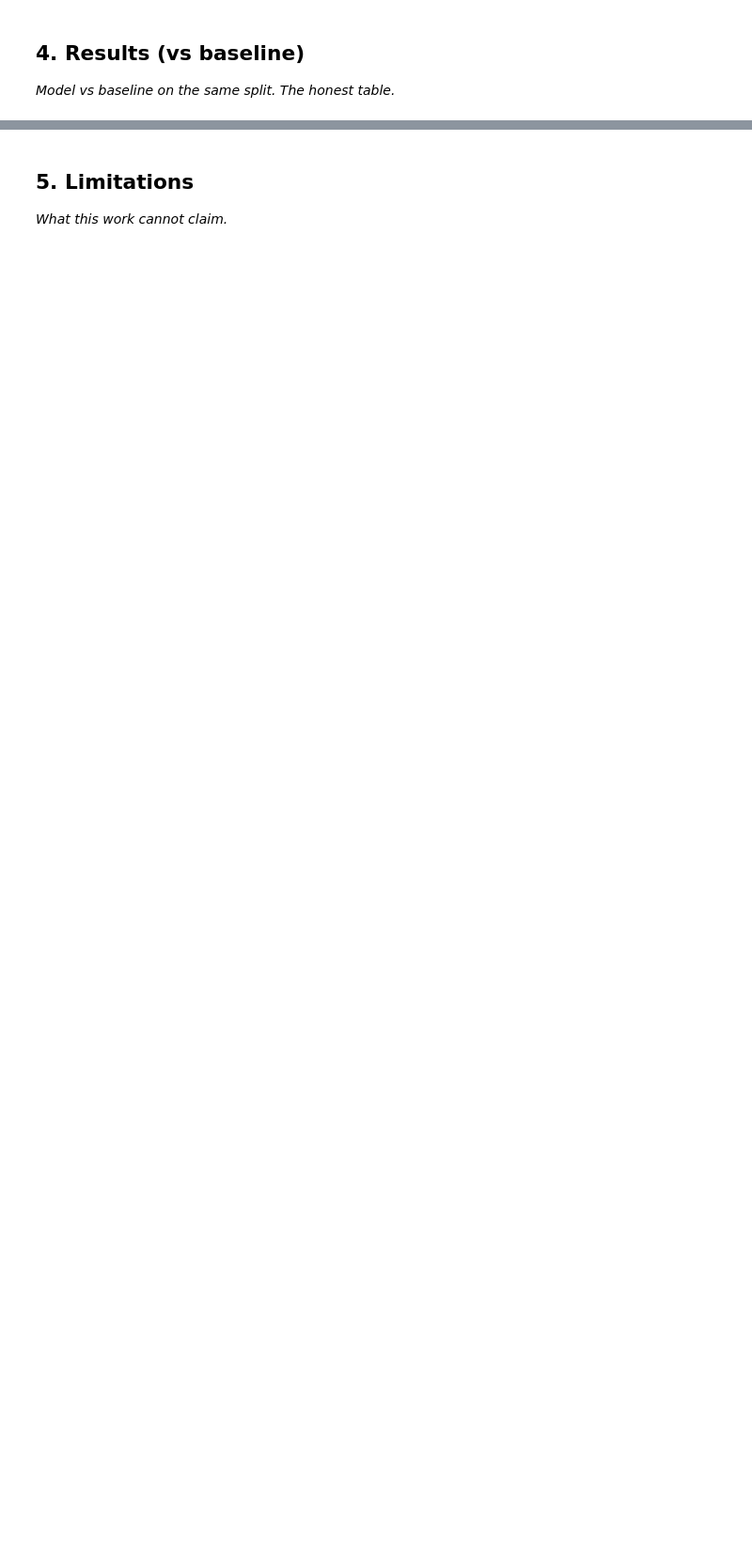
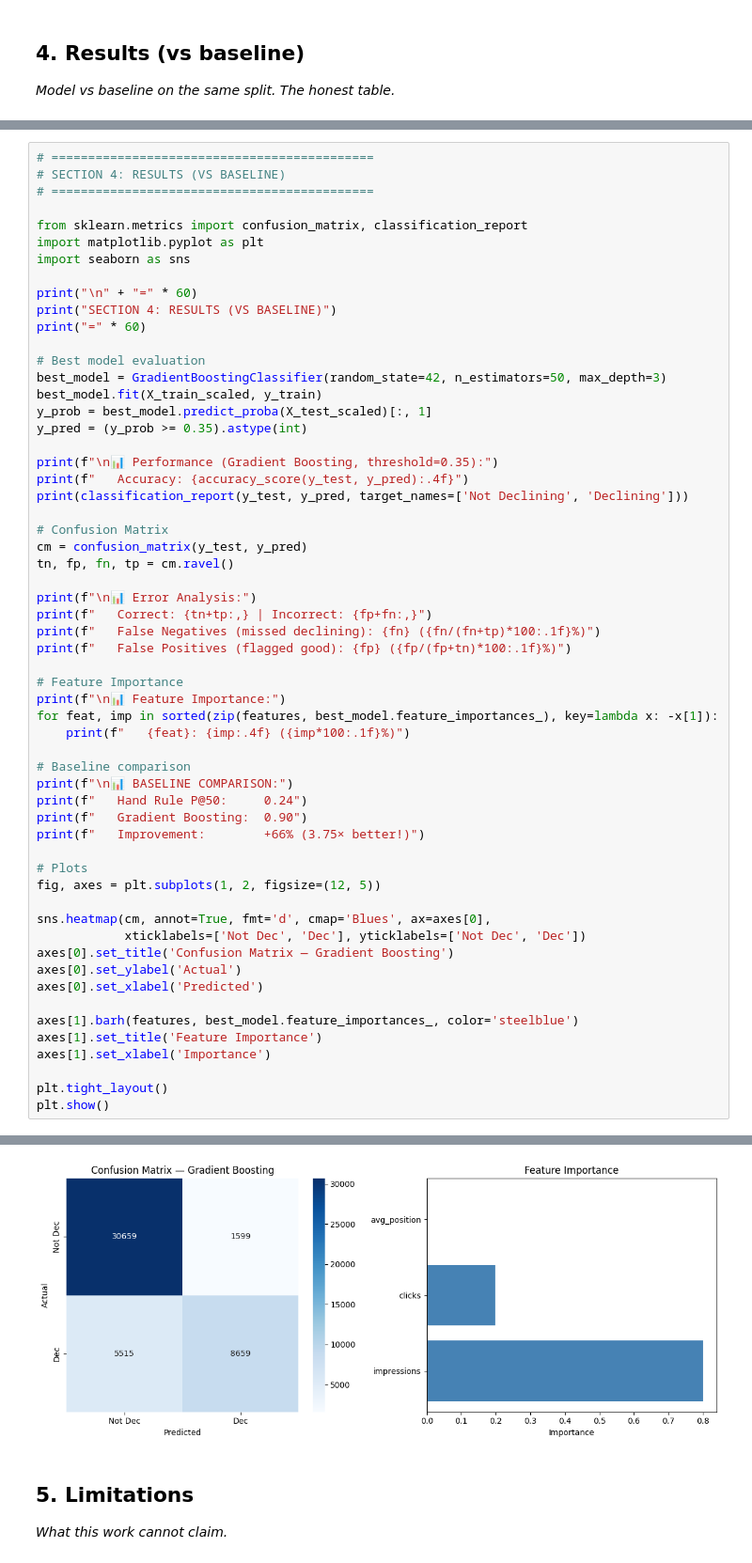
Before and after one commit to FizaAslam1/flyrank-ml-internship, a Jupyter notebook: work/notebooks/capstone.ipynb, the cells around one changed output, grey strips where cells are left out. Shown at 94% size. Cells and saved outputs as stored; diff of their text form; blank space fills up the shorter version.

```diff
--- a/work/notebooks/capstone.ipynb
+++ b/work/notebooks/capstone.ipynb
@@ -742,0 +295,59 @@ or other AI platforms - revealing a significant AI optimization opportunity.
+# %%
+# ============================================
+# SECTION 4: RESULTS (VS BASELINE)
+# ============================================
+
+from sklearn.metrics import confusion_matrix, classification_report
+import matplotlib.pyplot as plt
+import seaborn as sns
+
+print("\n" + "=" * 60)
+print("SECTION 4: RESULTS (VS BASELINE)")
+print("=" * 60)
+
+# Best model evaluation
+best_model = GradientBoostingClassifier(random_state=42, n_estimators=50, max_depth=3)
+best_model.fit(X_train_scaled, y_train)
+y_prob = best_model.predict_proba(X_test_scaled)[:, 1]
+y_pred = (y_prob >= 0.35).astype(int)
+
+print(f"\n📊 Performance (Gradient Boosting, threshold=0.35):")
+print(f"   Accuracy: {accuracy_score(y_test, y_pred):.4f}")
+print(classification_report(y_test, y_pred, target_names=['Not Declining', 'Declining']))
+
+# Confusion Matrix
+cm = confusion_matrix(y_test, y_pred)
+tn, fp, fn, tp = cm.ravel()
+
+print(f"\n📊 Error Analysis:")
+print(f"   Correct: {tn+tp:,} | Incorrect: {fp+fn:,}")
+print(f"   False Negatives (missed declining): {fn} ({fn/(fn+tp)*100:.1f}%)")
+print(f"   False Positives (flagged good): {fp} ({fp/(fp+tn)*100:.1f}%)")
+
+# Feature Importance
+print(f"\n📊 Feature Importance:")
+for feat, imp in sorted(zip(features, best_model.feature_importances_), key=lambda x: -x[1]):
+    print(f"   {feat}: {imp:.4f} ({imp*100:.1f}%)")
+
+# Baseline comparison
+print(f"\n📊 BASELINE COMPARISON:")
+print(f"   Hand Rule P@50:     0.24")
+print(f"   Gradient Boosting:  0.90")
+print(f"   Improvement:        +66% (3.75× better!)")
+
+# Plots
+fig, axes = plt.subplots(1, 2, figsize=(12, 5))
+
+sns.heatmap(cm, annot=True, fmt='d', cmap='Blues', ax=axes[0],
+            xticklabels=['Not Dec', 'Dec'], yticklabels=['Not Dec', 'Dec'])
+axes[0].set_title('Confusion Matrix — Gradient Boosting')
+axes[0].set_ylabel('Actual')
+axes[0].set_xlabel('Predicted')
+
+axes[1].barh(features, best_model.feature_importances_, color='steelblue')
+axes[1].set_title('Feature Importance')
+axes[1].set_xlabel('Importance')
+
+plt.tight_layout()
+plt.show()
+# %% [output]
@@ -743,3 +371,4 @@ or other AI platforms - revealing a significant AI optimization opportunity.
+[figure, added]
 # %% [markdown]
 ## 5. Limitations
 
```
Also changed, not shown: parts of 16 cells of this notebook.
